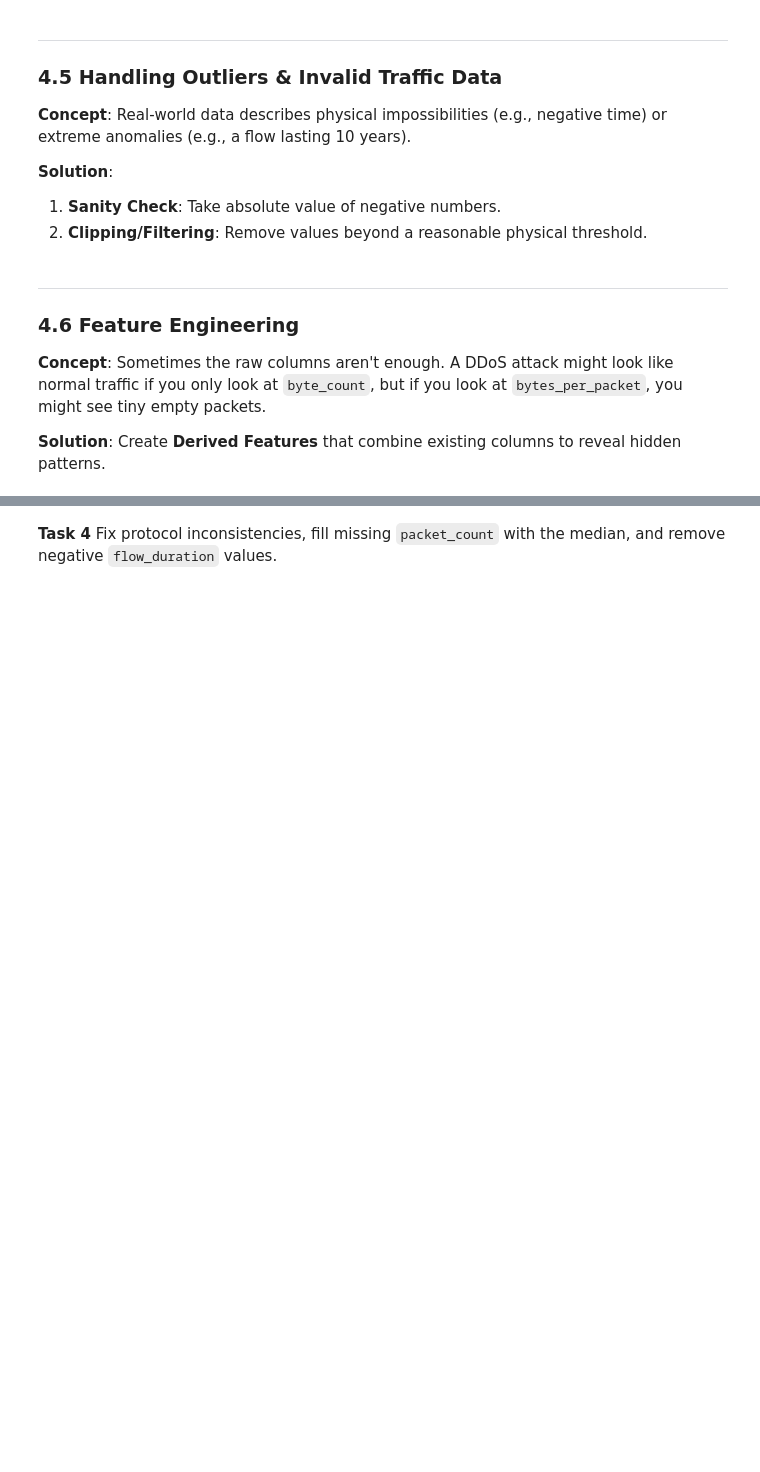
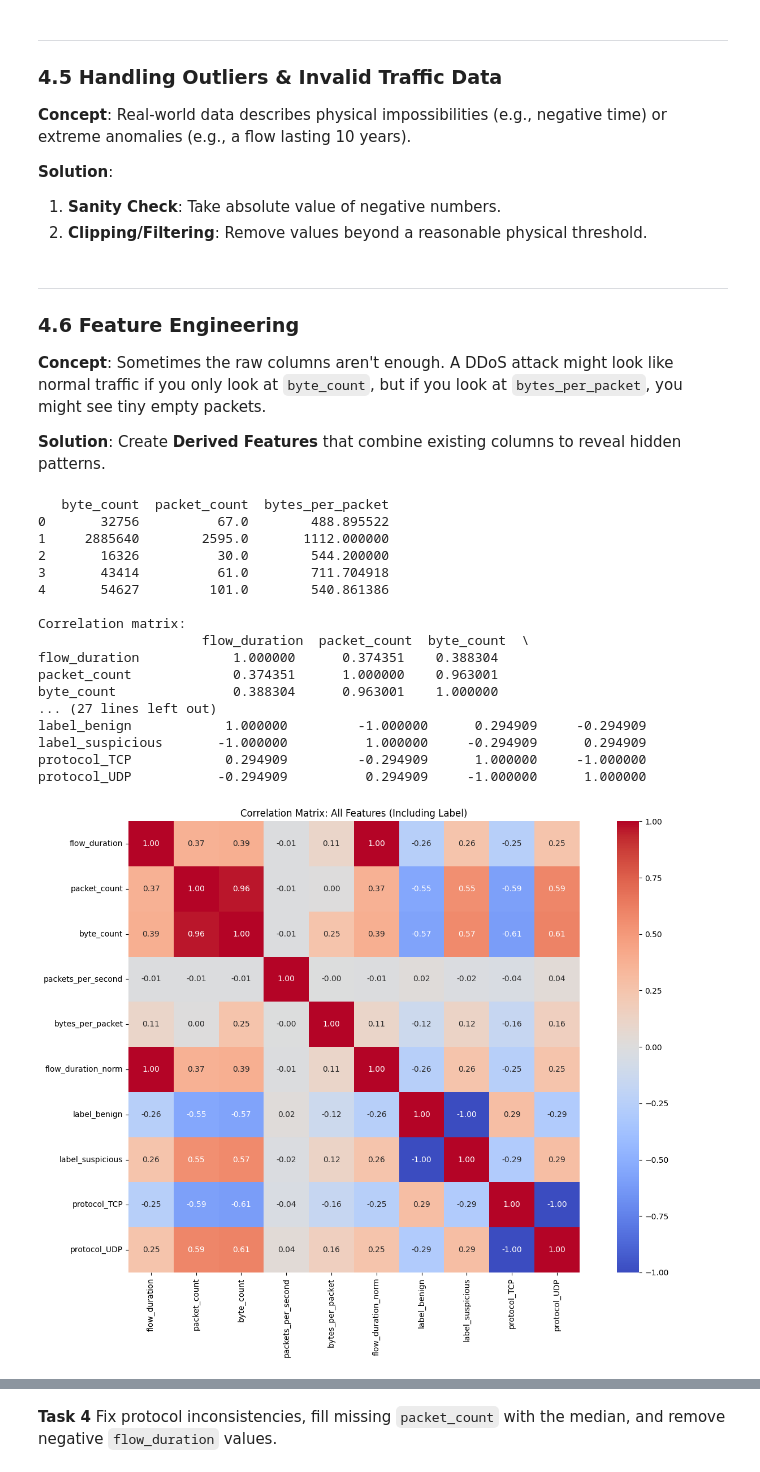
Before and after one commit to Cnshimba/AI_EIARI4A_2026, a Jupyter notebook: Week 3 - Python for AI & Data Handling/Week_3_Lab_1_Data_Science.ipynb, the cells around one changed output, grey strips where cells are left out. Saved outputs shown, nothing was run; the diff lists cells and outputs as text; code cells hidden in the pictures; blank space fills up the shorter version.

```diff
--- a/Week 3 - Python for AI & Data Handling/Week_3_Lab_1_Data_Science.ipynb
+++ b/Week 3 - Python for AI & Data Handling/Week_3_Lab_1_Data_Science.ipynb
@@ -297,6 +334,9 @@ df = df.drop_duplicates()
 **Solution**: **Standardization**. We convert all text to a consistent case (usually Upper Case).
 # %%
 print("Protocols before norm:", df['protocol'].unique())
+
+prot_map ={'udp': 'UDP', 'tcp': 'TCP', 'icmp': 'ICMP','Tcp': 'TCP'}
+df['protocol'] = df['protocol'].replace(prot_map)
 
 df['protocol'] = df['protocol'].str.upper()
 
@@ -330,0 +370,42 @@ print(df[['byte_count', 'packet_count', 'bytes_per_packet']].head())
+# %%
+df['bytes_per_packet'] = df['byte_count'] / df['packet_count']
+
+print(df[['byte_count', 'packet_count', 'bytes_per_packet']].head())
+
+# Feature Selection via Correlation Analysis
+# Now that we have engineered features, let's analyze correlations for feature selection
+
+# First, encode categorical columns (label, protocol) to numerical
+df_corr = df.copy()
+df_corr = pd.get_dummies(df_corr, columns=['label', 'protocol'], drop_first=False)
+
+# Compute correlation matrix for all columns including encoded labels
+corr = df_corr.corr(numeric_only=True)
+print("\nCorrelation matrix:\n", corr)
+
+# Visualize using seaborn heatmap
+import seaborn as sns
+plt.figure(figsize=(14, 10))
+sns.heatmap(corr, annot=True, cmap='coolwarm', cbar=True, fmt='.2f', square=True)
+plt.title("Correlation Matrix: All Features (Including Label)")
+plt.tight_layout()
+plt.show()
+# %% [output]
+   byte_count  packet_count  bytes_per_packet
+0       32756          67.0        488.895522
+1     2885640        2595.0       1112.000000
+2       16326          30.0        544.200000
+3       43414          61.0        711.704918
+4       54627         101.0        540.861386
+
+Correlation matrix:
+                     flow_duration  packet_count  byte_count  \
+flow_duration            1.000000      0.374351    0.388304
+packet_count             0.374351      1.000000    0.963001
+byte_count               0.388304      0.963001    1.000000
+... (27 lines left out)
+label_benign            1.000000         -1.000000      0.294909     -0.294909
+label_suspicious       -1.000000          1.000000     -0.294909      0.294909
+protocol_TCP            0.294909         -0.294909      1.000000     -1.000000
+protocol_UDP           -0.294909          0.294909     -1.000000      1.000000
+[figure, added]
```
Also changed, not shown: parts of 13 cells of this notebook.
